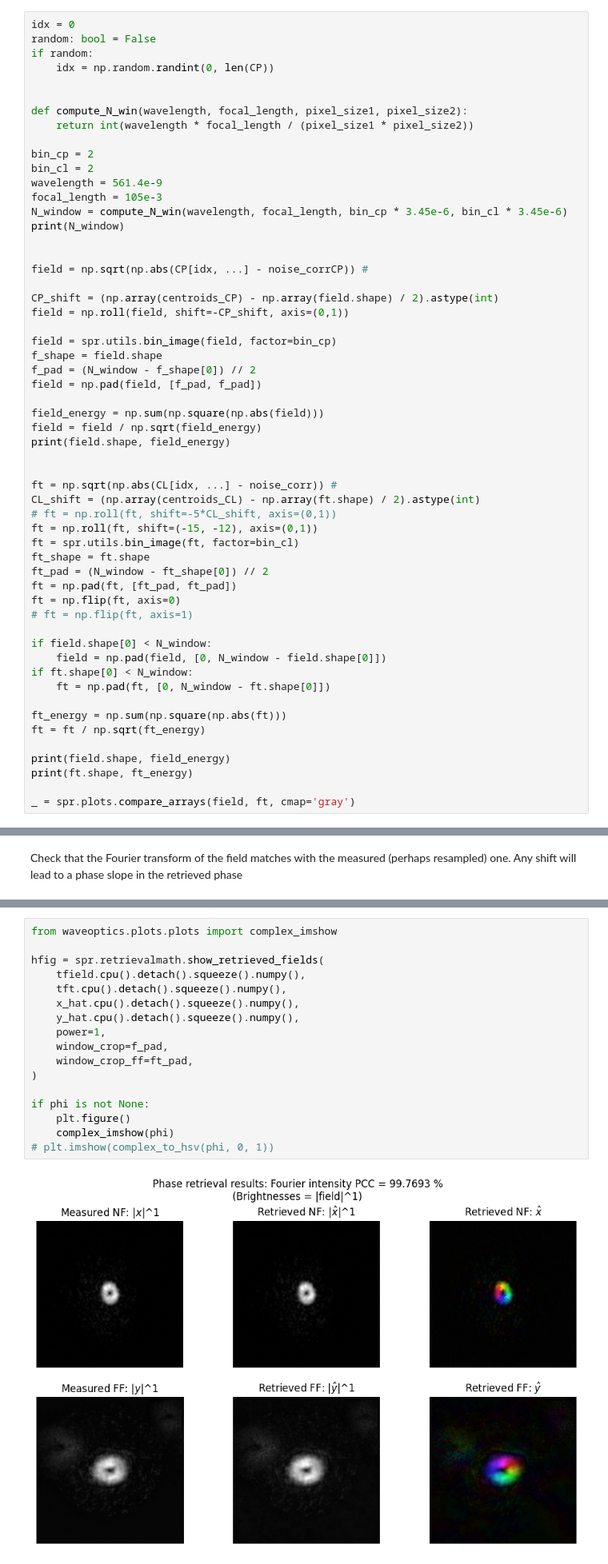
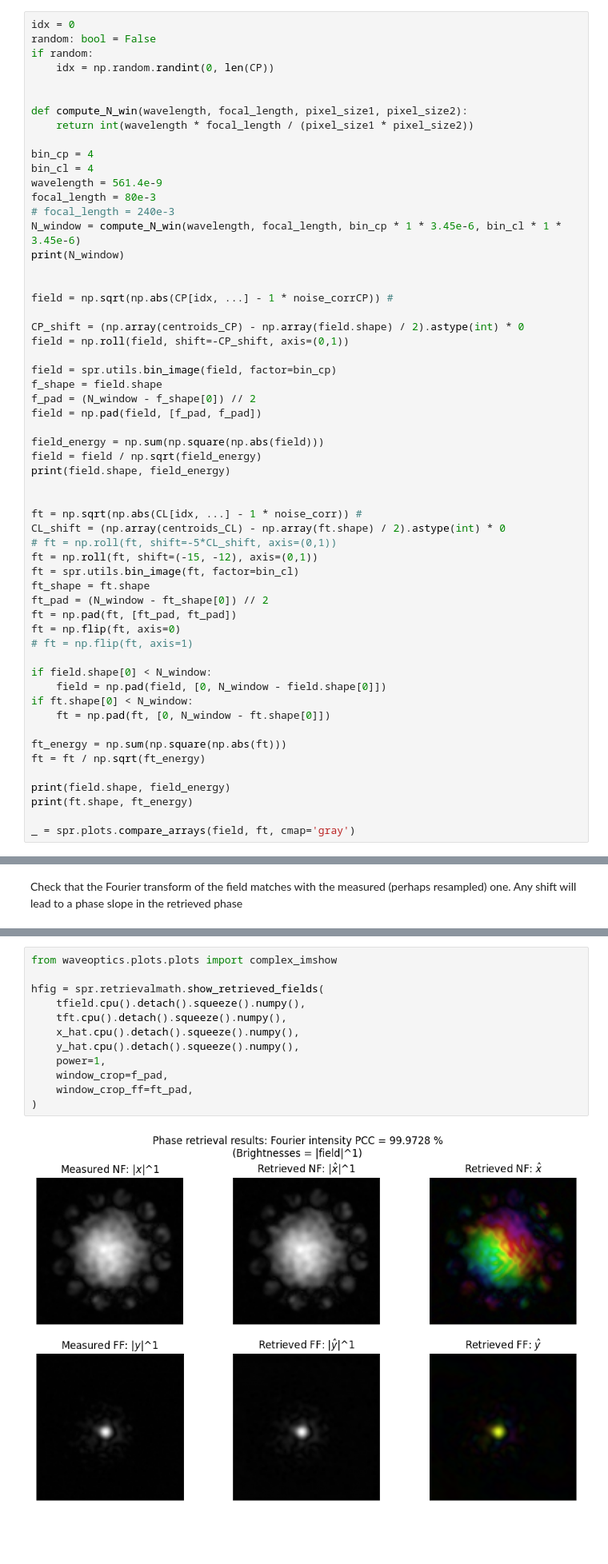
Before and after one commit to jysru/Speckle-Retrieval, a Jupyter notebook: notebooks/experimental_field_retrieval.ipynb, the cells around one changed output, grey strips where cells are left out. Shown at 80% size. Cells and saved outputs as stored; diff of their text form; blank space fills up the shorter version.

```diff
--- a/notebooks/experimental_field_retrieval.ipynb
+++ b/notebooks/experimental_field_retrieval.ipynb
@@ -133,17 +144,18 @@ if random:
 def compute_N_win(wavelength, focal_length, pixel_size1, pixel_size2):
     return int(wavelength * focal_length / (pixel_size1 * pixel_size2))
 
-bin_cp = 2
-bin_cl = 2
+bin_cp = 4
+bin_cl = 4
 wavelength = 561.4e-9
-focal_length = 105e-3
-N_window = compute_N_win(wavelength, focal_length, bin_cp * 3.45e-6, bin_cl * 3.45e-6)
+focal_length = 80e-3
+# focal_length = 240e-3
+N_window = compute_N_win(wavelength, focal_length, bin_cp * 1 * 3.45e-6, bin_cl * 1 * 3.45e-6)
 print(N_window)
 
 
-field = np.sqrt(np.abs(CP[idx, ...] - noise_corrCP)) #
+field = np.sqrt(np.abs(CP[idx, ...] - 1 * noise_corrCP)) #
 
-CP_shift = (np.array(centroids_CP) - np.array(field.shape) / 2).astype(int)
+CP_shift = (np.array(centroids_CP) - np.array(field.shape) / 2).astype(int) * 0
 field = np.roll(field, shift=-CP_shift, axis=(0,1))
 
 field = spr.utils.bin_image(field, factor=bin_cp)
@@ -156,8 +168,8 @@ field = field / np.sqrt(field_energy)
 print(field.shape, field_energy)
 
 
-ft = np.sqrt(np.abs(CL[idx, ...] - noise_corr)) #
-CL_shift = (np.array(centroids_CL) - np.array(ft.shape) / 2).astype(int)
+ft = np.sqrt(np.abs(CL[idx, ...] - 1 * noise_corr)) #
+CL_shift = (np.array(centroids_CL) - np.array(ft.shape) / 2).astype(int) * 0
 # ft = np.roll(ft, shift=-5*CL_shift, axis=(0,1))
 ft = np.roll(ft, shift=(-15, -12), axis=(0,1))
 ft = spr.utils.bin_image(ft, factor=bin_cl)
@@ -347,22 +315,17 @@ Total time: 1.1683 seconds
 # %%
 from waveoptics.plots.plots import complex_imshow
 
 hfig = spr.retrievalmath.show_retrieved_fields(
     tfield.cpu().detach().squeeze().numpy(),
     tft.cpu().detach().squeeze().numpy(),
     x_hat.cpu().detach().squeeze().numpy(),
     y_hat.cpu().detach().squeeze().numpy(),
     power=1,
     window_crop=f_pad,
     window_crop_ff=ft_pad,
 )
-
-if phi is not None:
-    plt.figure()
-    complex_imshow(phi)
-# plt.imshow(complex_to_hsv(phi, 0, 1))
 # %% [output]
-[figure, old version]
+[figure, new version]
 # %%
 from scipy.optimize import curve_fit
 
```
Also changed, not shown: parts of 14 cells of this notebook, 15 other files.
